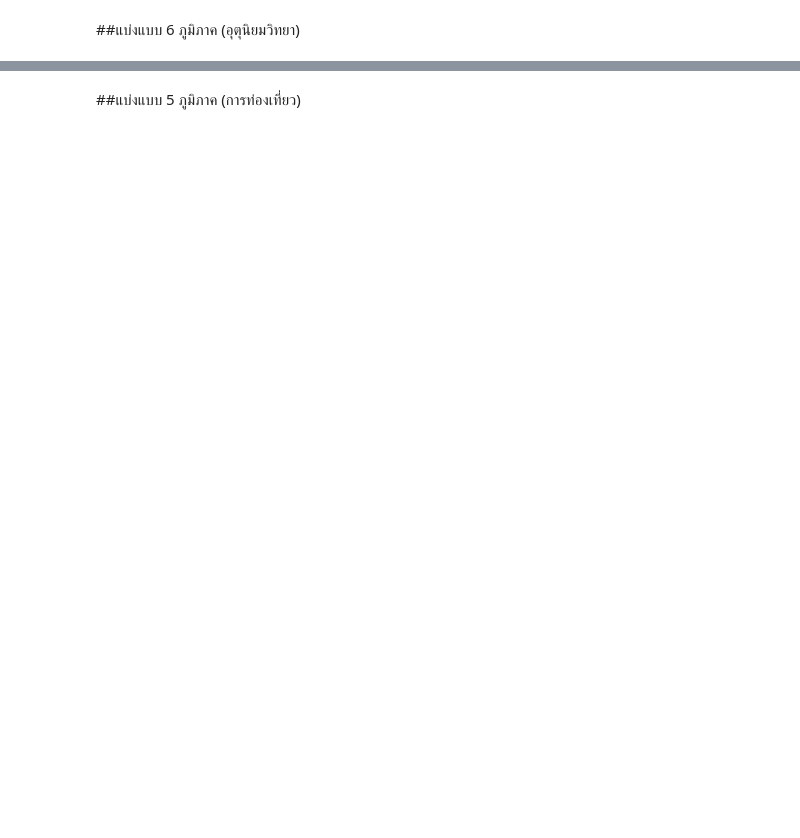
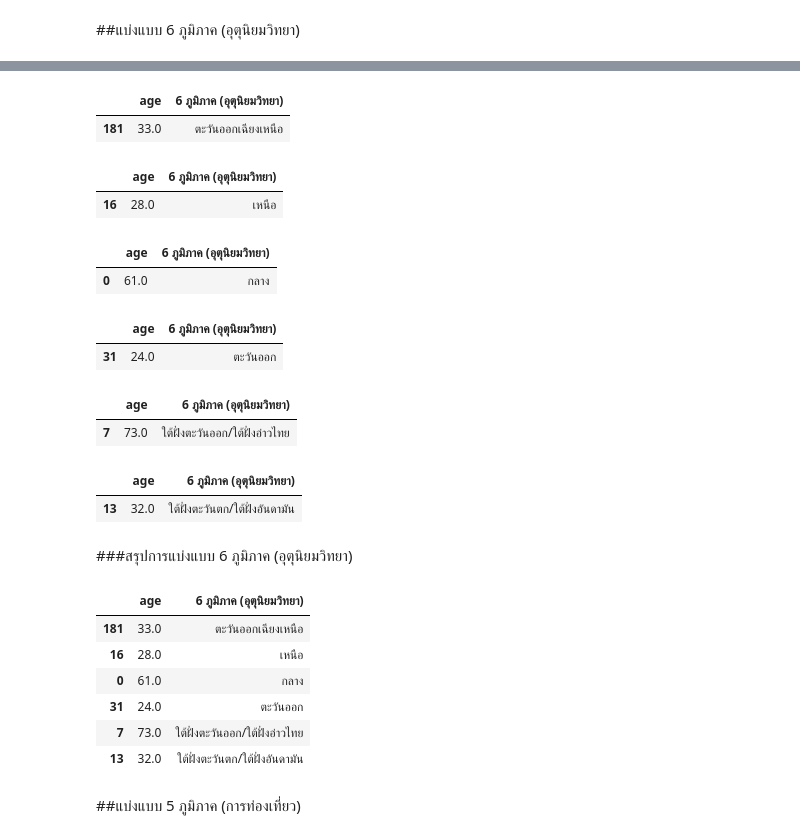
Before and after one commit to suwitchaya17/data_viz_2022, a Jupyter notebook: BasicPython&DataViz_midterm2022.ipynb, the cells around one changed output, grey strips where cells are left out. Cells and saved outputs as stored; diff of their text form; code cells hidden in the pictures; blank space fills up the shorter version.

```diff
--- a/BasicPython&DataViz_midterm2022.ipynb
+++ b/BasicPython&DataViz_midterm2022.ipynb
@@ -254,2 +325,51 @@ all_geography
+# %%
+meteo_northeast = meteorology[meteorology['6 ภูมิภาค (อุตุนิยมวิทยา)']=='ตะวันออกเฉียงเหนือ']
+meteo_northeast.head(1)
+# %% [output]
+|  | age | 6 ภูมิภาค (อุตุนิยมวิทยา) |
+| 181 | 33.0 | ตะวันออกเฉียงเหนือ |
+# %%
+meteo_north = meteorology[meteorology['6 ภูมิภาค (อุตุนิยมวิทยา)']=='เหนือ']
+meteo_north.head(1)
+# %% [output]
+|  | age | 6 ภูมิภาค (อุตุนิยมวิทยา) |
+| 16 | 28.0 | เหนือ |
+# %%
+meteo_central = meteorology[meteorology['6 ภูมิภาค (อุตุนิยมวิทยา)']=='กลาง']
+meteo_central.head(1)
+# %% [output]
+|  | age | 6 ภูมิภาค (อุตุนิยมวิทยา) |
+| 0 | 61.0 | กลาง |
+# %%
+meteo_east = meteorology[meteorology['6 ภูมิภาค (อุตุนิยมวิทยา)']=='ตะวันออก']
+meteo_east.head(1)
+# %% [output]
+|  | age | 6 ภูมิภาค (อุตุนิยมวิทยา) |
+| 31 | 24.0 | ตะวันออก |
+# %%
+meteo_southeast = meteorology[meteorology['6 ภูมิภาค (อุตุนิยมวิทยา)']=='ใต้ฝั่งตะวันออก/ใต้ฝั่งอ่าวไทย']
+meteo_southeast.head(1)
+# %% [output]
+|  | age | 6 ภูมิภาค (อุตุนิยมวิทยา) |
+| 7 | 73.0 | ใต้ฝั่งตะวันออก/ใต้ฝั่งอ่าวไทย |
+# %%
+meteo_southwest = meteorology[meteorology['6 ภูมิภาค (อุตุนิยมวิทยา)']=='ใต้ฝั่งตะวันตก/ใต้ฝั่งอันดามัน']
+meteo_southwest.head(1)
+# %% [output]
+|  | age | 6 ภูมิภาค (อุตุนิยมวิทยา) |
+| 13 | 32.0 | ใต้ฝั่งตะวันตก/ใต้ฝั่งอันดามัน |
+# %% [markdown]
+###สรุปการแบ่งแบบ 6 ภูมิภาค (อุตุนิยมวิทยา)
+# %%
+all_meteorology = pd.concat([meteo_northeast.head(1),meteo_north.head(1),meteo_central.head(1),meteo_east.head(1),meteo_southeast.head(1),meteo_southwest.head(1)])
+all_meteorology
+# %% [output]
+|  | age | 6 ภูมิภาค (อุตุนิยมวิทยา) |
+| 181 | 33.0 | ตะวันออกเฉียงเหนือ |
+| 16 | 28.0 | เหนือ |
+| 0 | 61.0 | กลาง |
+| 31 | 24.0 | ตะวันออก |
+| 7 | 73.0 | ใต้ฝั่งตะวันออก/ใต้ฝั่งอ่าวไทย |
+| 13 | 32.0 | ใต้ฝั่งตะวันตก/ใต้ฝั่งอันดามัน |
 # %% [markdown]
 ##แบ่งแบบ 5 ภูมิภาค (การท่องเที่ยว)
```
Also changed, not shown: parts of 17 cells of this notebook.
